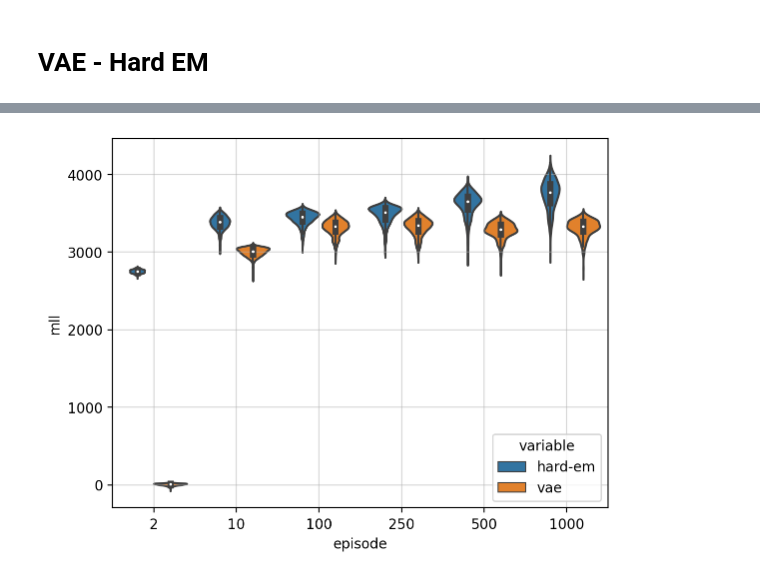
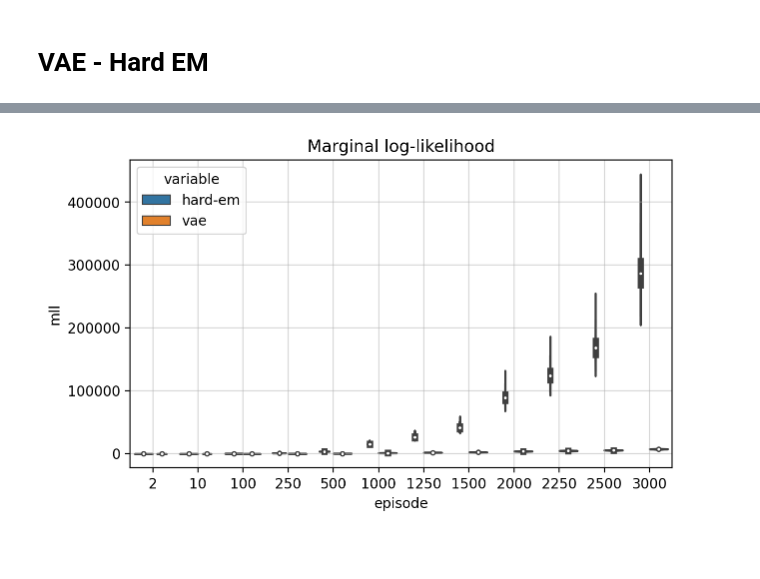
Before and after one commit to gerdm/hard-em-lvm, a Jupyter notebook: notebooks/13-experiment-analysis.ipynb, the cells around one changed output, grey strips where cells are left out. Cells and saved outputs as stored; diff of their text form; code cells hidden in the pictures; blank space fills up the shorter version.

```diff
--- a/notebooks/13-experiment-analysis.ipynb
+++ b/notebooks/13-experiment-analysis.ipynb
@@ -47,5 +40,5 @@ print(*experiments, sep="\n")
 # %%
-path_experiment = experiments[-1]
+path_experiment = experiments[-2]
 with open(path_experiment, "rb") as f:
     experiment = pickle.load(f)
 # %%
@@ -82,6 +78,8 @@ plt.grid(alpha=0.5)
 # %%
+fig, ax = plt.subplots(figsize=(7, 4))
 df_all = build_iwmll_df(experiment["test"])
 sns.violinplot(x="episode", y="mll", hue="variable", data=df_all)
+plt.title("Marginal log-likelihood")
 plt.grid(alpha=0.5)
 # %% [output]
-[figure, old version]
+[figure, new version]
```
Also changed, not shown: parts of 3 cells of this notebook.
